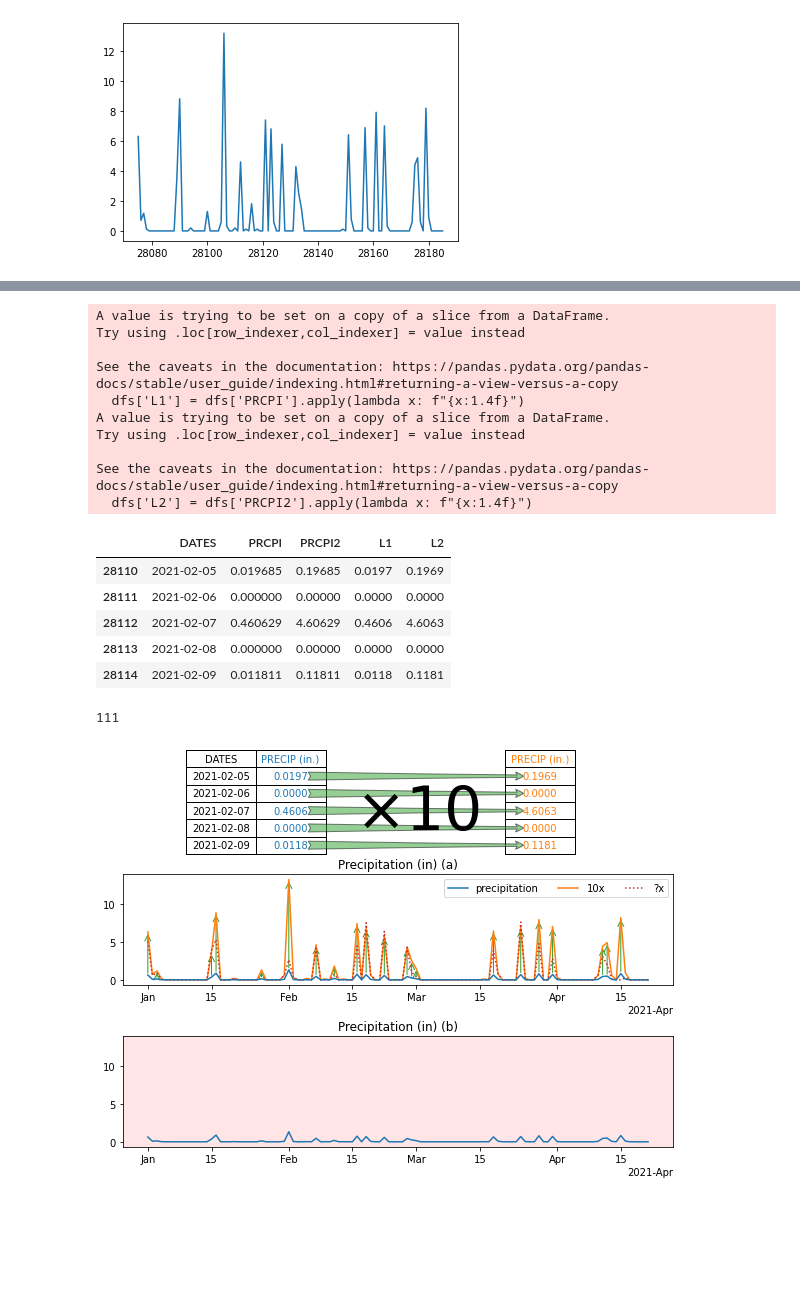
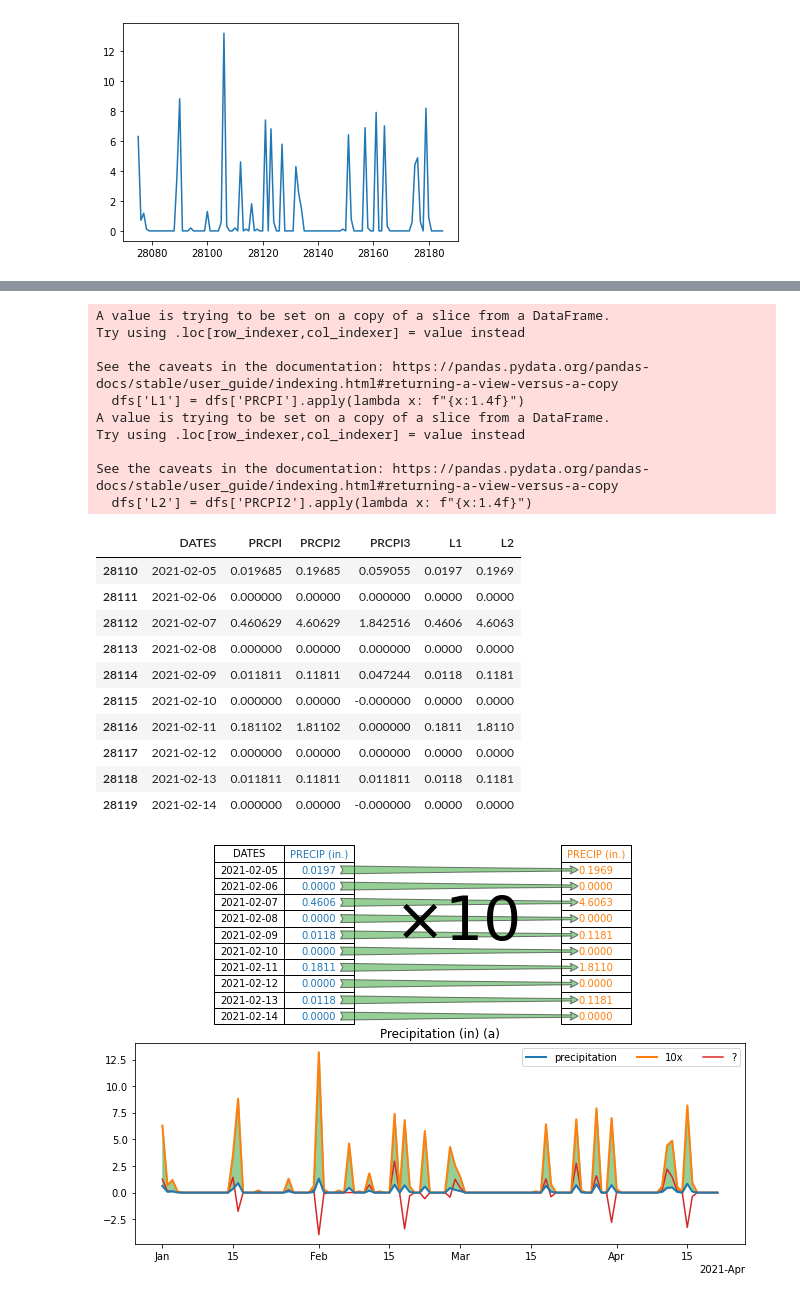
Before and after one commit to story645/proposal, a Jupyter notebook: figures/viz_equivariance.ipynb, the cells around one changed output, grey strips where cells are left out. Cells and saved outputs as stored; diff of their text form; code cells hidden in the pictures; blank space fills up the shorter version.

Commit message:
labels and errors

```diff
--- a/figures/viz_equivariance.ipynb
+++ b/figures/viz_equivariance.ipynb
@@ -54,6 +54,6 @@ nyjfk['PRCPI2'].plot()
 <AxesSubplot:>
 [figure]
 # %%
-dfs = nyjfk[(nyjfk['DATES']>'2021-02-04') & (nyjfk['DATES']<'2021-02-10')]
+dfs = nyjfk[(nyjfk['DATES']>'2021-02-04') & (nyjfk['DATES']<'2021-02-15')]
 dfs
 # %% [output]
@@ -78,64 +83,59 @@ Try using .loc[row_indexer,col_indexer] = value instead
 
 See the caveats in the documentation: https://pandas.pydata.org/pandas-docs/stable/user_guide/indexing.html#returning-a-view-versus-a-copy
   dfs['L2'] = dfs['PRCPI2'].apply(lambda x: f"{x:1.4f}")
-|  | DATES | PRCPI | PRCPI2 | L1 | L2 |
-| 28110 | 2021-02-05 | 0.019685 | 0.19685 | 0.0197 | 0.1969 |
-| 28111 | 2021-02-06 | 0.000000 | 0.00000 | 0.0000 | 0.0000 |
-| 28112 | 2021-02-07 | 0.460629 | 4.60629 | 0.4606 | 4.6063 |
-| 28113 | 2021-02-08 | 0.000000 | 0.00000 | 0.0000 | 0.0000 |
-| 28114 | 2021-02-09 | 0.011811 | 0.11811 | 0.0118 | 0.1181 |
+|  | DATES | PRCPI | PRCPI2 | PRCPI3 | L1 | L2 |
+| 28110 | 2021-02-05 | 0.019685 | 0.19685 | 0.059055 | 0.0197 | 0.1969 |
+| 28111 | 2021-02-06 | 0.000000 | 0.00000 | 0.000000 | 0.0000 | 0.0000 |
+| 28112 | 2021-02-07 | 0.460629 | 4.60629 | 1.842516 | 0.4606 | 4.6063 |
+| 28113 | 2021-02-08 | 0.000000 | 0.00000 | 0.000000 | 0.0000 | 0.0000 |
+| 28114 | 2021-02-09 | 0.011811 | 0.11811 | 0.047244 | 0.0118 | 0.1181 |
+| 28115 | 2021-02-10 | 0.000000 | 0.00000 | -0.000000 | 0.0000 | 0.0000 |
+| 28116 | 2021-02-11 | 0.181102 | 1.81102 | 0.000000 | 0.1811 | 1.8110 |
+| 28117 | 2021-02-12 | 0.000000 | 0.00000 | 0.000000 | 0.0000 | 0.0000 |
+| 28118 | 2021-02-13 | 0.011811 | 0.11811 | 0.011811 | 0.0118 | 0.1181 |
+| 28119 | 2021-02-14 | 0.000000 | 0.00000 | -0.000000 | 0.0000 | 0.0000 |
-# %%
-len(nyjfk['PRCPI2'])
-# %% [output]
-111
 # %%
-nyjfk['PRCPI3'] = nyjfk['PRCPI'] * np.random.randint(0,12, len(nyjfk))
+nyjfk['PRCPI3'] = nyjfk['PRCPI'] * np.random.randint(-5,6, len(nyjfk))
 # %%
-fig, axd = plt.subplot_mosaic([['tab1','tab2'],['time', 'time'],['invalid', 'invalid']],
-                              constrained_layout=True, gridspec_kw={'height_ratios':[1,2,2]},
-                              figsize=(8,6))
+gridspec_kw={'height_ratios':[1,3]}
+fig, axd = plt.subplot_mosaic([['tab1','tab2'], ['time','time']],
+                              constrained_layout=True, gridspec_kw=gridspec_kw,
+                              figsize=(9,6))
 #gridspec_kw={'width_ratios':}
 
 ocolor = 'tab:blue'
 scolor = 'tab:orange'
 gcolor = 'tab:green'
 table_1 = ip.plot_table(axd['tab1'], dfs[['DATES', 'L1']], ['k', ocolor], textcolor=None)
 table_2 = ip.plot_table(axd['tab2'], dfs[['L2']], [scolor], textcolor=None)
 fig.canvas.draw()
 table_1[(0,1)].get_text().set_text('PRECIP (in.)')
 table_2[(0,0)].get_text().set_text('PRECIP (in.)')
 
-axd['time'].plot('DATES', 'PRCPI', data=nyjfk, color=ocolor, zorder=10, label='precipitation')
-axd['time'].plot('DATES', 'PRCPI2', data=nyjfk, color=scolor, zorder=9, label='10x')
+axd['time'].plot('DATES', 'PRCPI', data=nyjfk, color=ocolor, zorder=10, lw=2, label='precipitation')
+axd['time'].plot('DATES', 'PRCPI2', data=nyjfk, color=scolor, zorder=9, lw=2, label='10x')
 axd['time'].xaxis.set_major_formatter(mdates.ConciseDateFormatter(mdates.MonthLocator()))
 axd['time'].set_title("Precipitation (in) (a)")
 
+galpha = .5
 
-for (i, (d, t1, t2)) in nyjfk[['DATES', 'PRCPI', 'PRCPI2']].iterrows():
-    if t2<1: continue
-    a1 = mpatches.FancyArrowPatch((d, t1), (d,t2), arrowstyle="->",
-                                  linestyle=None, mutation_scale=15, lw=1, color=gcolor)
-    axd['time'].add_artist(a1)
-
-
+axd['time'].fill_between('DATES','PRCPI', 'PRCPI2', data=nyjfk, color=gcolor, alpha=galpha, zorder=5)
+axd['time'].plot('DATES', 'PRCPI3', data=nyjfk, color='tab:red', zorder=8, label='?')
 for i in range(1,len(dfs)+1):
     x1, y1 = ip.source_cell(table_1[i,1], ocolor, xr=1.1)
     x2, y2 = ip.source_cell(table_2[i,0], scolor, xr=.05)
 
     arrow = mpatches.ConnectionPatch(xyA=(x1, y1), coordsA=axd['tab1'].transData,
                                      xyB=(x2, y2), coordsB=axd['tab2'].transData,
                                      arrowstyle="fancy", mutation_scale=20,
-                                     facecolor=gcolor, edgecolor='black', alpha=.5)
+                                     facecolor=gcolor, edgecolor='black', alpha=galpha)
     fig.add_artist(arrow)
 
-axd['invalid'].plot('DATES', 'PRCPI', data=nyjfk, color=ocolor, zorder=10)
-axd['time'].plot('DATES', 'PRCPI3', data=nyjfk, color='tab:red', zorder=9, linestyle=':', label='?x')
-axd['invalid'].xaxis.set_major_formatter(mdates.ConciseDateFormatter(mdates.MonthLocator()))
-axd['invalid'].set_title("Precipitation (in) (b)")
-axd['invalid'].sharey(axd['time'])
-axd['invalid'].set_facecolor(mcolors.to_rgba('red', .1))
+
+
+
 axd['time'].legend(ncol=3)
-fig.text(.55, .85, r"$\times 10$", ha='center', va='center', fontsize=60)
+fig.text(.55, .82, r"$\times 10$", ha='center', va='center', fontsize=60)
 fig.savefig(proposal_path/"equivariant.png", dpi = 200)
 # %% [output]
-[figure, old version]
+[figure, new version]
```
Also changed, not shown: parts of 2 cells of this notebook, 2 other files.
